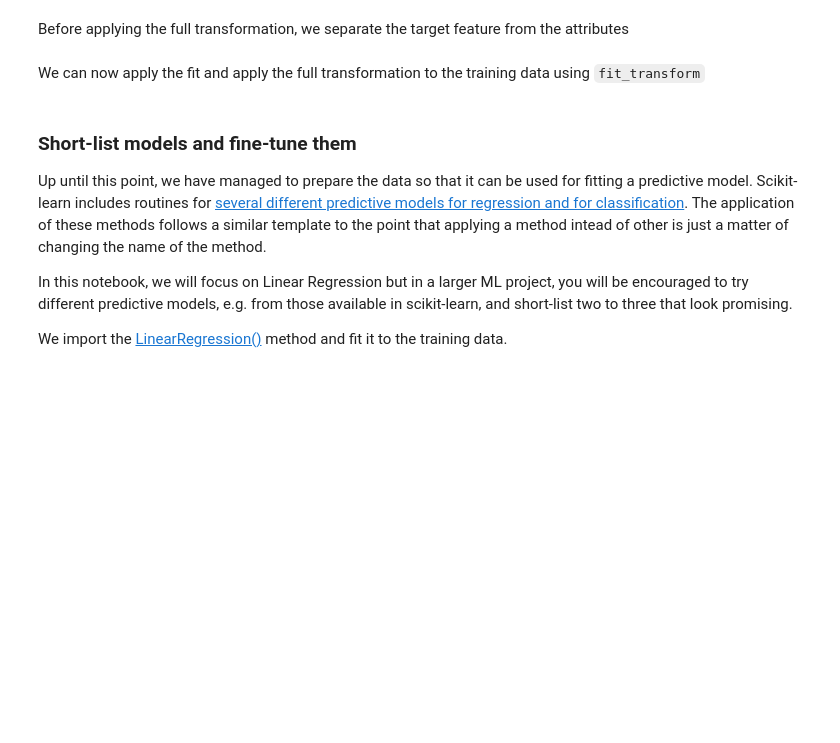
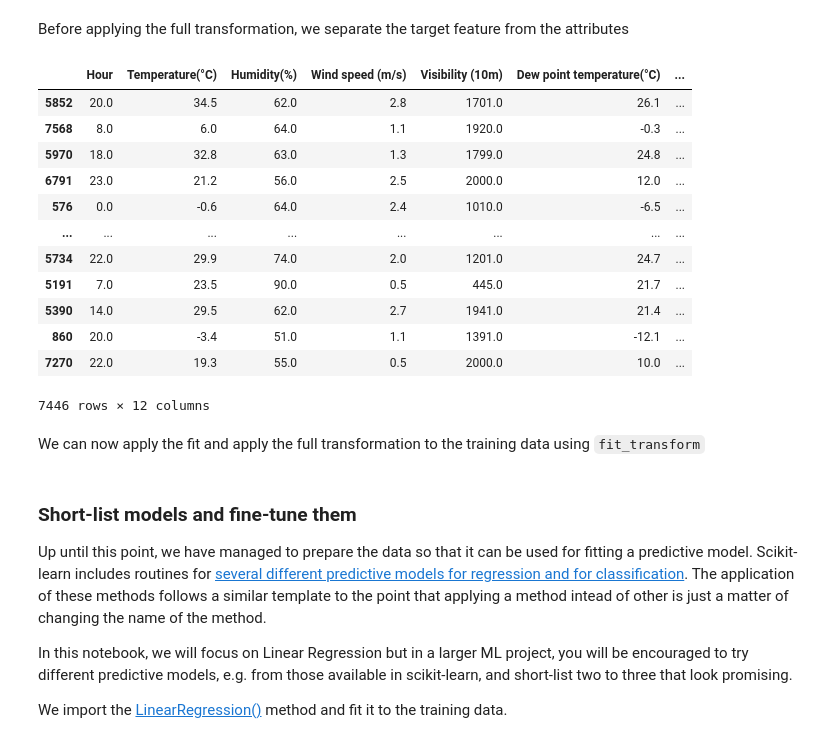
Before and after one commit to Tzu-Liang/COMP64501-Topics-in-Machine-Learning-Module, a Jupyter notebook: Labs/Lab 1 - End-to-end project in ML.ipynb, the cells around one changed output. Cells and saved outputs as stored; diff of their text form; code cells hidden in the pictures; blank space fills up the shorter version.

```diff
--- a/Labs/Lab 1 - End-to-end project in ML.ipynb
+++ b/Labs/Lab 1 - End-to-end project in ML.ipynb
@@ -266,6 +489,21 @@ Before applying the full transformation, we separate the target feature from the
 # %%
 bs_train_set_attributes = bs_train_set.drop('Rented Bike Count', axis=1)
 bs_train_set_labels = bs_train_set['Rented Bike Count']
+bs_train_set_attributes
+# %% [output]
+|  | Hour | Temperature(°C) | Humidity(%) | Wind speed (m/s) | Visibility (10m) | Dew point temperature(°C) | ... |
+| 5852 | 20.0 | 34.5 | 62.0 | 2.8 | 1701.0 | 26.1 | ... |
+| 7568 | 8.0 | 6.0 | 64.0 | 1.1 | 1920.0 | -0.3 | ... |
+| 5970 | 18.0 | 32.8 | 63.0 | 1.3 | 1799.0 | 24.8 | ... |
+| 6791 | 23.0 | 21.2 | 56.0 | 2.5 | 2000.0 | 12.0 | ... |
+| 576 | 0.0 | -0.6 | 64.0 | 2.4 | 1010.0 | -6.5 | ... |
+| ... | ... | ... | ... | ... | ... | ... | ... |
+| 5734 | 22.0 | 29.9 | 74.0 | 2.0 | 1201.0 | 24.7 | ... |
+| 5191 | 7.0 | 23.5 | 90.0 | 0.5 | 445.0 | 21.7 | ... |
+| 5390 | 14.0 | 29.5 | 62.0 | 2.7 | 1941.0 | 21.4 | ... |
+| 860 | 20.0 | -3.4 | 51.0 | 1.1 | 1391.0 | -12.1 | ... |
+| 7270 | 22.0 | 19.3 | 55.0 | 0.5 | 2000.0 | 10.0 | ... |
+7446 rows × 12 columns
 # %% [markdown]
 We can now apply the fit and apply the full transformation to the training data using `fit_transform`
 # %%
```
Also changed, not shown: parts of 41 cells of this notebook.
